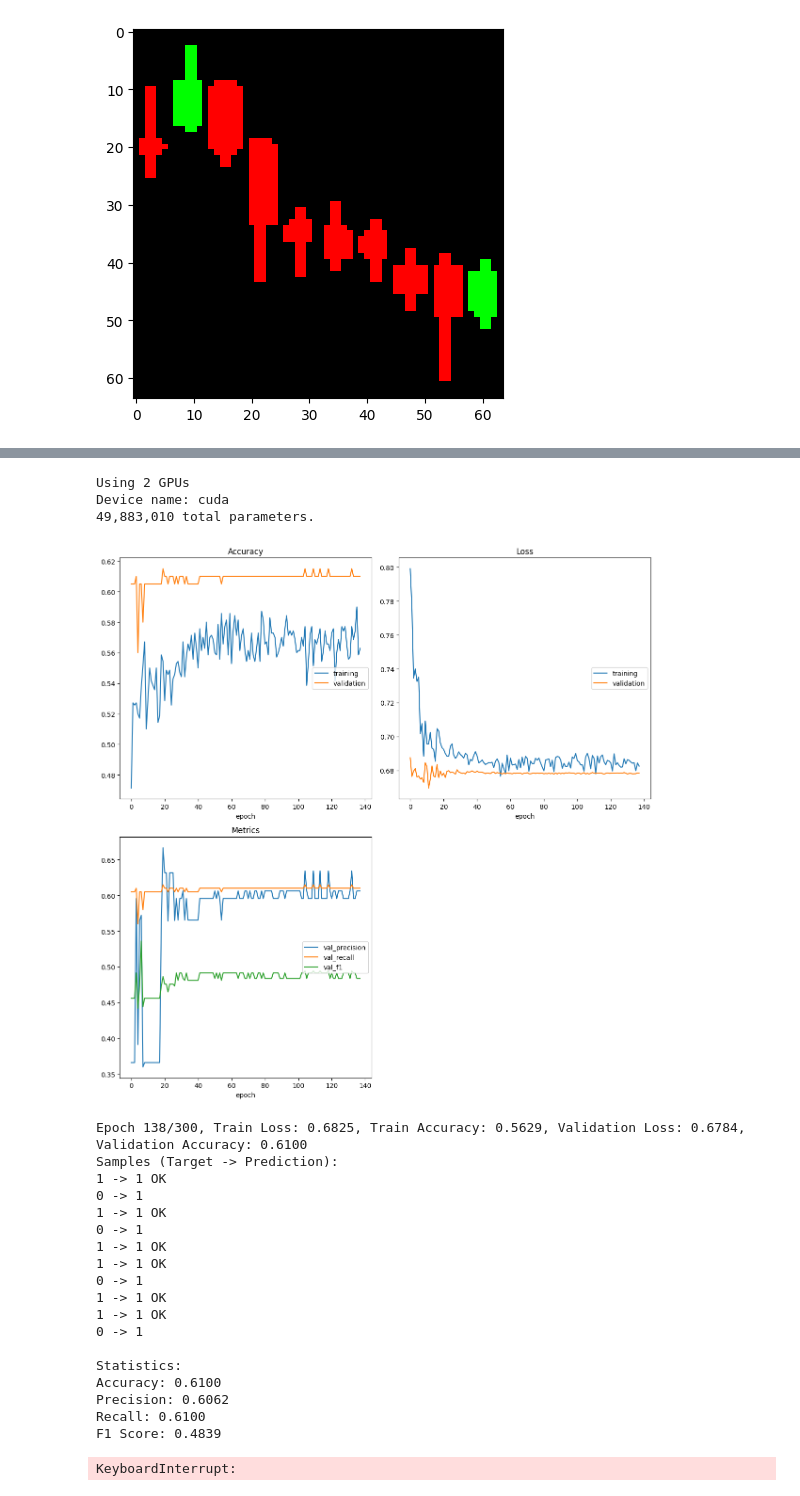
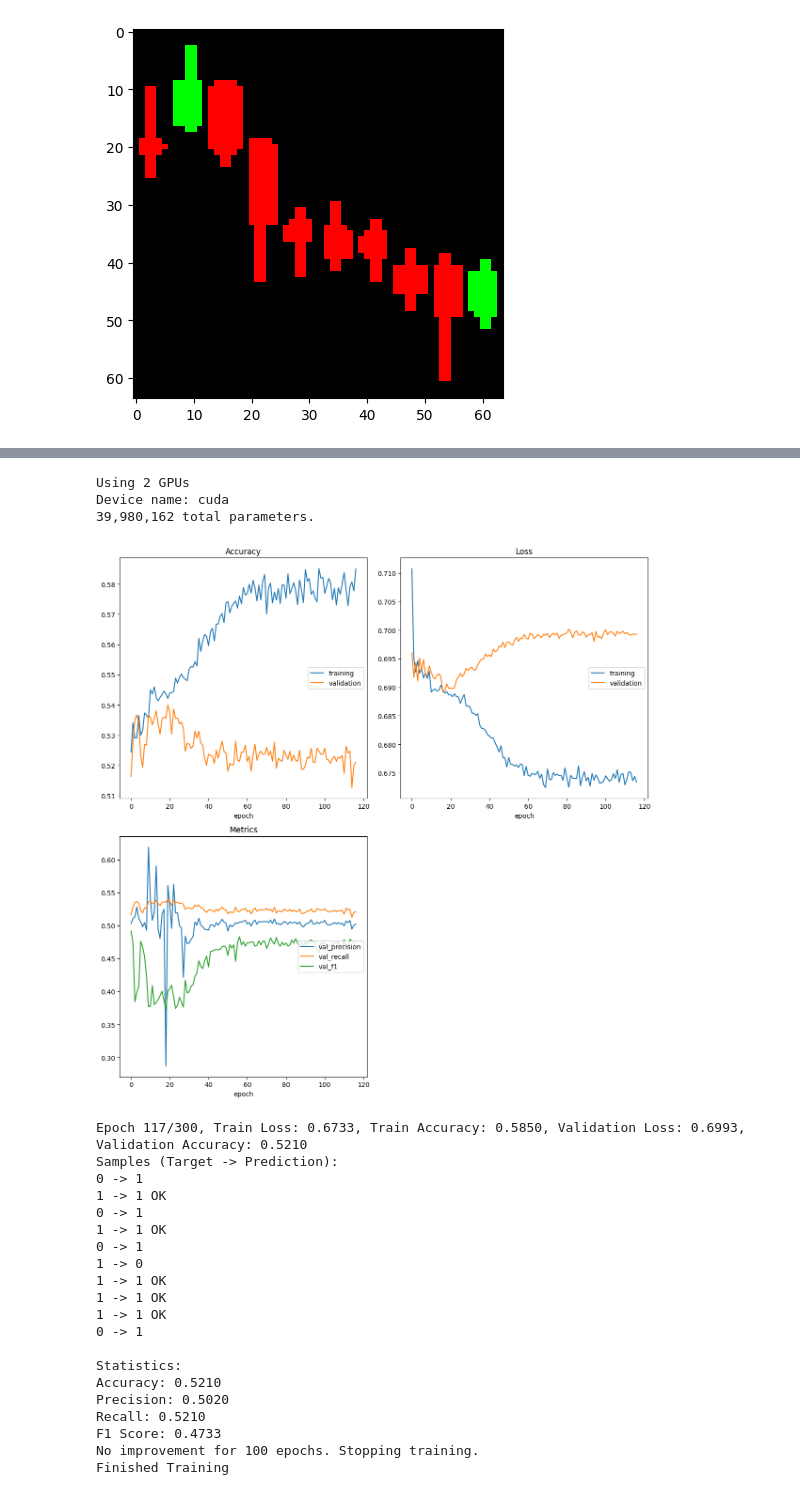
Before and after one commit to mchrisgm/Innovative-Approaches-to-Asset-Prediction, a Jupyter notebook: notebooks/Google Colab.ipynb, the cells around one changed output, grey strips where cells are left out. Saved outputs shown, nothing was run; the diff lists cells and outputs as text; code cells hidden in the pictures.

```diff
--- a/notebooks/Google Colab.ipynb
+++ b/notebooks/Google Colab.ipynb
@@ -20,17 +20,17 @@ run_id = random.randint(10_000, 100_000)
 # Configuration
 config = {
     'in_channels': 3,           # Number of input channels
-    'conv_layers': [(32, 3, 1), (64, 3, 1), (128, 3, 1), (256, 3, 1), (512, 3, 1), (1024, 3, 1), (1024, 3, 1)],
-    'fc_layers': [512, 128],
+    'conv_layers': [(32, 3, 1), (64, 3, 1), (128, 3, 1), (256, 3, 1), (512, 3, 1), (1024, 3, 1)],
+    'fc_layers': [256, 128],
     'lstm_hidden_size': 128,    # LSTM hidden size
-    'lstm_layers': 4,           # Number of LSTM layers
+    'lstm_layers': 1,           # Number of LSTM layers
     'leak': 0.2,                # Leaky ReLU leak
-    'dropout': 0.7,             # Dropout rate
+    'dropout': 0.4,             # Dropout rate
     'output_size': 2,           # Classification output
     'img_size': (64, 64),       # Input image size
     'batch_size': 32,           # Batch size
     'epochs': 300,              # Number of epochs
-    'data_length': 1_000,       # Number of data points to consider
+    'data_length': 15_000,       # Number of data points to consider
     'learning_rate': 0.001,     # Learning rate
     'data_filename': 'US.RANDOM.10.10.64.3.MONO'
 }
@@ -443,11 +443,15 @@ print(f'{total_params:,} total parameters.')
 # %% [output]
 Using 2 GPUs
 Device name: cuda
-49,883,010 total parameters.
+39,980,162 total parameters.
 # %%
 # Training loop
 epochs = config['epochs']
 best_val_loss = float('inf')
+
+no_improvement_epochs = 0
+max_no_improvement_epochs = 100  # Maximum number of epochs to wait for improvement
+min_improvement = 0.005         # Minimum improvement to reset the counter
 
 # Initialize livelossplot
 liveloss = PlotLosses(outputs=['MatplotlibPlot'], groups={'Loss': ['loss', 'val_loss'], 'Accuracy': ['acc', 'val_acc'], 'Metrics': ['val_precision', 'val_recall', 'val_f1']})
@@ -509,55 +513,63 @@ for epoch in range(epochs):
     val_recall = recall_score(all_val_targets, all_val_predictions, average='weighted')
     val_f1 = f1_score(all_val_targets, all_val_predictions, average='weighted')
 
     # Log the values
     logs['loss'] = train_loss  # Minimize
     logs['acc'] = train_accuracy  # Maximize
     logs['val_loss'] = val_loss  # Minimize
     logs['val_acc'] = val_accuracy  # Maximize
 
     logs['val_precision'] = val_precision  # Maximize
     logs['val_recall'] = val_recall  # Maximize
     logs['val_f1'] = val_f1  # Maximize
 
     # Send the logs to livelossplot
     liveloss.update(logs)
     liveloss.send()
 
     print(f"Epoch {epoch+1}/{epochs}, Train Loss: {train_loss:.4f}, Train Accuracy: {train_accuracy:.4f}, Validation Loss: {val_loss:.4f}, Validation Accuracy: {val_accuracy:.4f}")
 
     # Print example predictions
     print_examples(all_val_targets, all_val_predictions, num_examples=10)
 
     # Step the scheduler
     scheduler.step(val_loss)
 
-    # Save the model if it has the best validation loss so far
-    if val_loss < best_val_loss:
+    # Check for improvement
+    if val_loss < best_val_loss - min_improvement:
         best_val_loss = val_loss
+        no_improvement_epochs = 0
         save_model(model, config, val_accuracy, run_id)
-        print(f"Saving model with accuracy: {val_accuracy:.2f}")
+    else:
+        no_improvement_epochs += 1
 
+    if no_improvement_epochs >= max_no_improvement_epochs:
+        print(f"No improvement for {max_no_improvement_epochs} epochs. Stopping training.")
+        break
+
+save_model(model, config, val_accuracy, run_id)
 print('Finished Training')
 # %% [output]
-[figure, old version]
+[figure, new version]
-Epoch 138/300, Train Loss: 0.6825, Train Accuracy: 0.5629, Validation Loss: 0.6784, Validation Accuracy: 0.6100
+Epoch 117/300, Train Loss: 0.6733, Train Accuracy: 0.5850, Validation Loss: 0.6993, Validation Accuracy: 0.5210
 Samples (Target -> Prediction):
+0 -> 1
 1 -> 1 OK
 0 -> 1
 1 -> 1 OK
 0 -> 1
+1 -> 0
 1 -> 1 OK
-1 -> 1 OK
-0 -> 1
 1 -> 1 OK
 1 -> 1 OK
 0 -> 1
 
 Statistics:
-Accuracy: 0.6100
-Precision: 0.6062
-Recall: 0.6100
-F1 Score: 0.4839
+Accuracy: 0.5210
+Precision: 0.5020
+Recall: 0.5210
+F1 Score: 0.4733
+No improvement for 100 epochs. Stopping training.
+Finished Training
-KeyboardInterrupt:
 # %%
 # Load the best model
```
Also changed, not shown: parts of 7 cells of this notebook, 4 other files.
